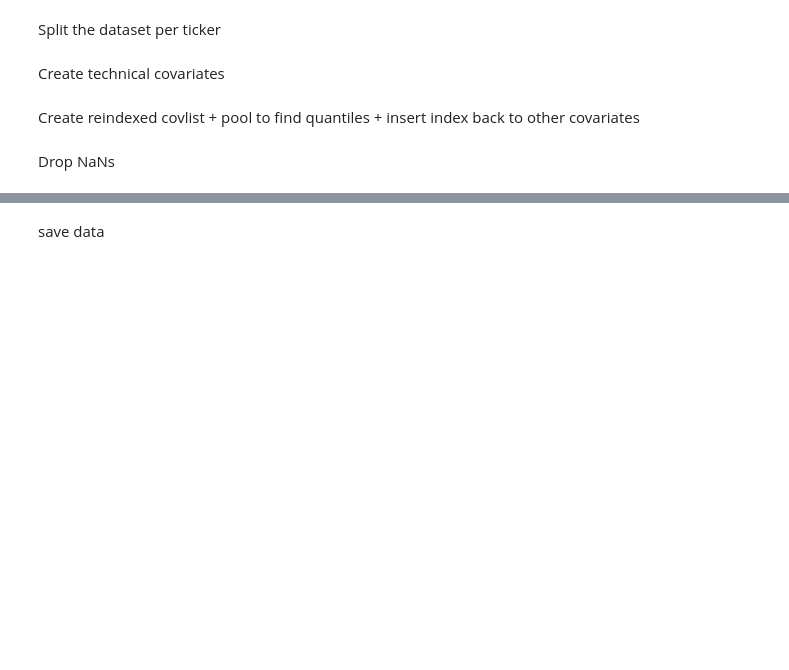
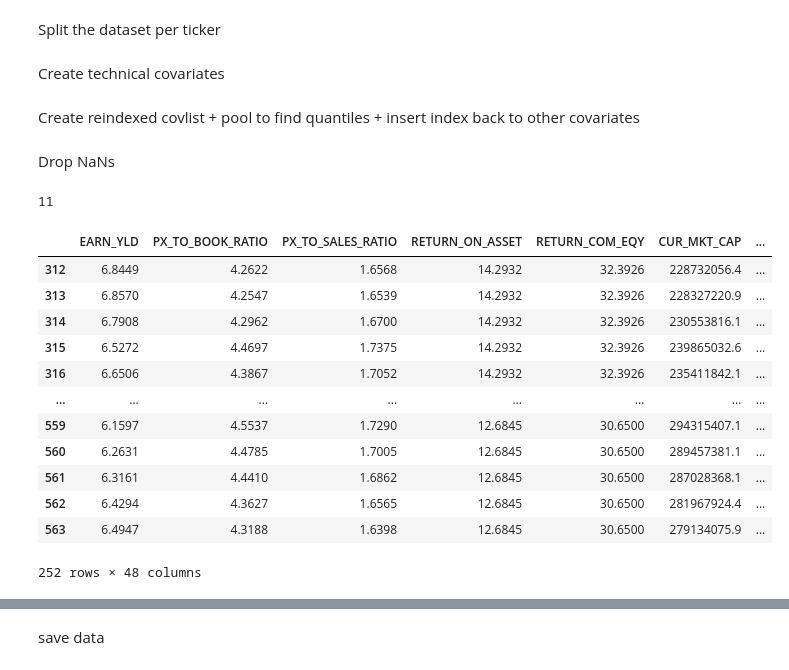
Before and after one commit to osamkabinladna/tradingstrats, a Jupyter notebook: random_forest/data_clean.ipynb, the cells around one changed output, grey strips where cells are left out. Saved outputs shown, nothing was run; the diff lists cells and outputs as text; code cells hidden in the pictures; blank space fills up the shorter version.

```diff
--- a/random_forest/data_clean.ipynb
+++ b/random_forest/data_clean.ipynb
@@ -128,3 +128,23 @@ def rolling_window_save(train_window=252, test_window=60):
     return tdf, vdf
 
 tdf, vdf = rolling_window_save(252, 60)
+# %%
+len(tdf)
+# %% [output]
+11
+# %%
+tdf[1]
+# %% [output]
+|  | EARN_YLD | PX_TO_BOOK_RATIO | PX_TO_SALES_RATIO | RETURN_ON_ASSET | RETURN_COM_EQY | CUR_MKT_CAP | ... |
+| 312 | 6.8449 | 4.2622 | 1.6568 | 14.2932 | 32.3926 | 228732056.4 | ... |
+| 313 | 6.8570 | 4.2547 | 1.6539 | 14.2932 | 32.3926 | 228327220.9 | ... |
+| 314 | 6.7908 | 4.2962 | 1.6700 | 14.2932 | 32.3926 | 230553816.1 | ... |
+| 315 | 6.5272 | 4.4697 | 1.7375 | 14.2932 | 32.3926 | 239865032.6 | ... |
+| 316 | 6.6506 | 4.3867 | 1.7052 | 14.2932 | 32.3926 | 235411842.1 | ... |
+| ... | ... | ... | ... | ... | ... | ... | ... |
+| 559 | 6.1597 | 4.5537 | 1.7290 | 12.6845 | 30.6500 | 294315407.1 | ... |
+| 560 | 6.2631 | 4.4785 | 1.7005 | 12.6845 | 30.6500 | 289457381.1 | ... |
+| 561 | 6.3161 | 4.4410 | 1.6862 | 12.6845 | 30.6500 | 287028368.1 | ... |
+| 562 | 6.4294 | 4.3627 | 1.6565 | 12.6845 | 30.6500 | 281967924.4 | ... |
+| 563 | 6.4947 | 4.3188 | 1.6398 | 12.6845 | 30.6500 | 279134075.9 | ... |
+252 rows × 48 columns
```
Also changed, not shown: parts of 4 cells of this notebook.
